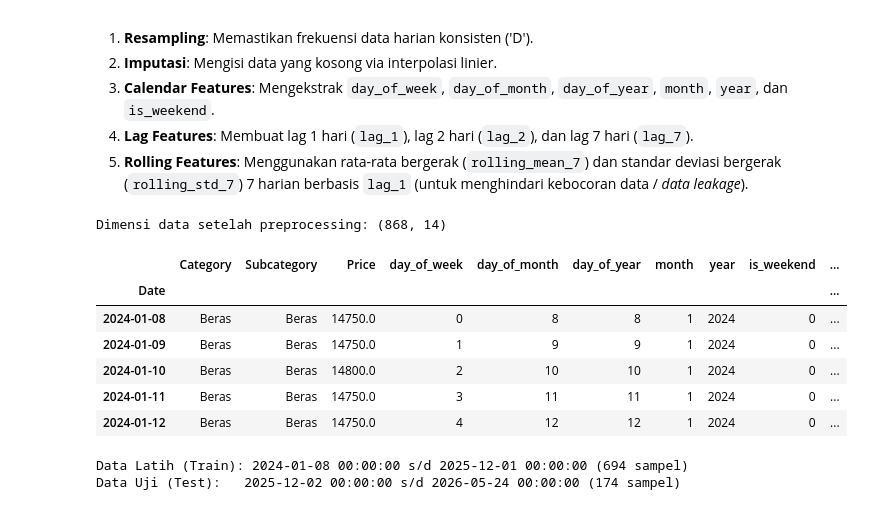
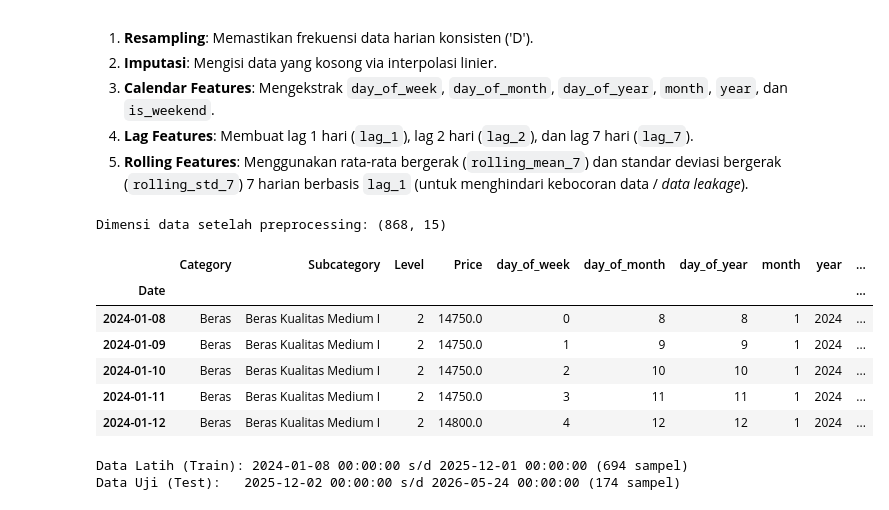
Before and after one commit to raflyherdianto/capstone-pijak, a Jupyter notebook: eksplorasi-model/Eksplorasi_K_Nearest_Neighbors.ipynb, the cells around one changed output. Saved outputs shown, nothing was run; the diff lists cells and outputs as text; code cells hidden in the pictures.

```diff
--- a/eksplorasi-model/Eksplorasi_K_Nearest_Neighbors.ipynb
+++ b/eksplorasi-model/Eksplorasi_K_Nearest_Neighbors.ipynb
@@ -84,6 +97,7 @@ long_data = []
 for idx, row in df_raw.iterrows():
     category = row["Category"]
     subcategory = row["Subcategory"]
+    level = row["level"]
 
     for col in df_raw.columns:
         if "/" in col:  # Menandakan kolom tanggal (format DD/MM/YYYY)
@@ -96,6 +110,7 @@ for idx, row in df_raw.iterrows():
                         "Date": date_val,
                         "Category": category,
                         "Subcategory": subcategory,
+                        "Level": level,
                         "Price": price
                     })
                 except ValueError:
@@ -103,9 +118,9 @@ for idx, row in df_raw.iterrows():
 
 df_tidy = pd.DataFrame(long_data)
 df_tidy["Date"] = pd.to_datetime(df_tidy["Date"])
-df_tidy = df_tidy.sort_values(by=["Category", "Date"]).reset_index(drop=True)
+df_tidy = df_tidy.sort_values(by=["Category", "Subcategory", "Date"]).reset_index(drop=True)
 
 print("Dimensi data bersih:", df_tidy.shape)
-print("\nStatistik Deskriptif Kategori:")
-print(df_tidy.groupby("Category")["Price"].describe())
+print("\nStatistik Deskriptif Per Sub-Kategori (Contoh 10 pertama):")
+print(df_tidy.groupby(["Category", "Subcategory"])["Price"].describe().head(10))
 # %% [output]
@@ -139,12 +154,18 @@ plt.show()
 # %% [output]
 [figure]
 # %%
-# Menganalisis komoditas Beras
-df_beras = df_tidy[df_tidy["Category"] == "Beras"].copy().set_index("Date")
+# Menampilkan daftar kategori dan sub-kategori yang tersedia
+print("Daftar Sub-Kategori Tersedia:")
+print(df_tidy[['Category', 'Subcategory']].drop_duplicates().reset_index(drop=True))
+
+# Menganalisis komoditas tertentu (Bisa kategori utama atau sub-kategori)
+# Contoh: "Beras Kualitas Medium I" atau "Cabai Merah Keriting"
+target_commodity = "Beras Kualitas Medium I" # Ubah di sini untuk menforecast sub-kategori lain
+df_selected = df_tidy[df_tidy["Subcategory"] == target_commodity].copy().set_index("Date")
 
 # Melakukan Augmented Dickey-Fuller (ADF) Test
-print("Melakukan ADF Test pada komoditas Beras:")
-result = adfuller(df_beras["Price"])
+print(f"\nMelakukan ADF Test pada komoditas {target_commodity}:")
+result = adfuller(df_selected["Price"])
 print(f"ADF Statistic: {result[0]:.4f}")
 print(f"p-value: {result[1]:.4f}")
 print("Critical Values:")
@@ -177,42 +206,42 @@ Langkah-langkah preprocessing yang diimplementasikan:
 def preprocess_series(df_series):
     df = df_series.copy()
     # Menyamakan frekuensi menjadi harian ('D')
     df = df.asfreq('D')
     # Mengisi kekosongan data dengan interpolasi linier
     df["Price"] = df["Price"].interpolate(method='linear').ffill().bfill()
 
     # Fitur Kalender
     df["day_of_week"] = df.index.dayofweek
     df["day_of_month"] = df.index.day
     df["day_of_year"] = df.index.dayofyear
     df["month"] = df.index.month
     df["year"] = df.index.year
     df["is_weekend"] = df["day_of_week"].apply(lambda x: 1 if x >= 5 else 0)
 
     # Fitur Lag (Original - Optimal untuk menjaga dimensi tetap rendah)
     df["lag_1"] = df["Price"].shift(1)
     df["lag_2"] = df["Price"].shift(2)
     df["lag_7"] = df["Price"].shift(7)
 
     # Fitur Rolling (berdasarkan lag_1 untuk mencegah leakage)
     df["rolling_mean_7"] = df["lag_1"].rolling(window=7).mean()
     df["rolling_std_7"] = df["lag_1"].rolling(window=7).std()
 
     df = df.dropna()
     return df
 
-df_prep = preprocess_series(df_beras)
+df_prep = preprocess_series(df_selected)
 print("Dimensi data setelah preprocessing:", df_prep.shape)
 df_prep.head()
 # %% [output]
-Dimensi data setelah preprocessing: (868, 14)
+Dimensi data setelah preprocessing: (868, 15)
-|  | Category | Subcategory | Price | day_of_week | day_of_month | day_of_year | month | year | is_weekend | ... |
+|  | Category | Subcategory | Level | Price | day_of_week | day_of_month | day_of_year | month | year | ... |
 | Date |  |  |  |  |  |  |  |  |  | ... |
-| 2024-01-08 | Beras | Beras | 14750.0 | 0 | 8 | 8 | 1 | 2024 | 0 | ... |
-| 2024-01-09 | Beras | Beras | 14750.0 | 1 | 9 | 9 | 1 | 2024 | 0 | ... |
-| 2024-01-10 | Beras | Beras | 14800.0 | 2 | 10 | 10 | 1 | 2024 | 0 | ... |
-| 2024-01-11 | Beras | Beras | 14750.0 | 3 | 11 | 11 | 1 | 2024 | 0 | ... |
-| 2024-01-12 | Beras | Beras | 14750.0 | 4 | 12 | 12 | 1 | 2024 | 0 | ... |
+| 2024-01-08 | Beras | Beras Kualitas Medium I | 2 | 14750.0 | 0 | 8 | 8 | 1 | 2024 | ... |
+| 2024-01-09 | Beras | Beras Kualitas Medium I | 2 | 14750.0 | 1 | 9 | 9 | 1 | 2024 | ... |
+| 2024-01-10 | Beras | Beras Kualitas Medium I | 2 | 14750.0 | 2 | 10 | 10 | 1 | 2024 | ... |
+| 2024-01-11 | Beras | Beras Kualitas Medium I | 2 | 14750.0 | 3 | 11 | 11 | 1 | 2024 | ... |
+| 2024-01-12 | Beras | Beras Kualitas Medium I | 2 | 14800.0 | 4 | 12 | 12 | 1 | 2024 | ... |
 # %%
 # Pembagian data secara temporal (80% Train, 20% Test)
 split_idx = int(len(df_prep) * 0.8)
```
Also changed, not shown: parts of 9 cells of this notebook.
